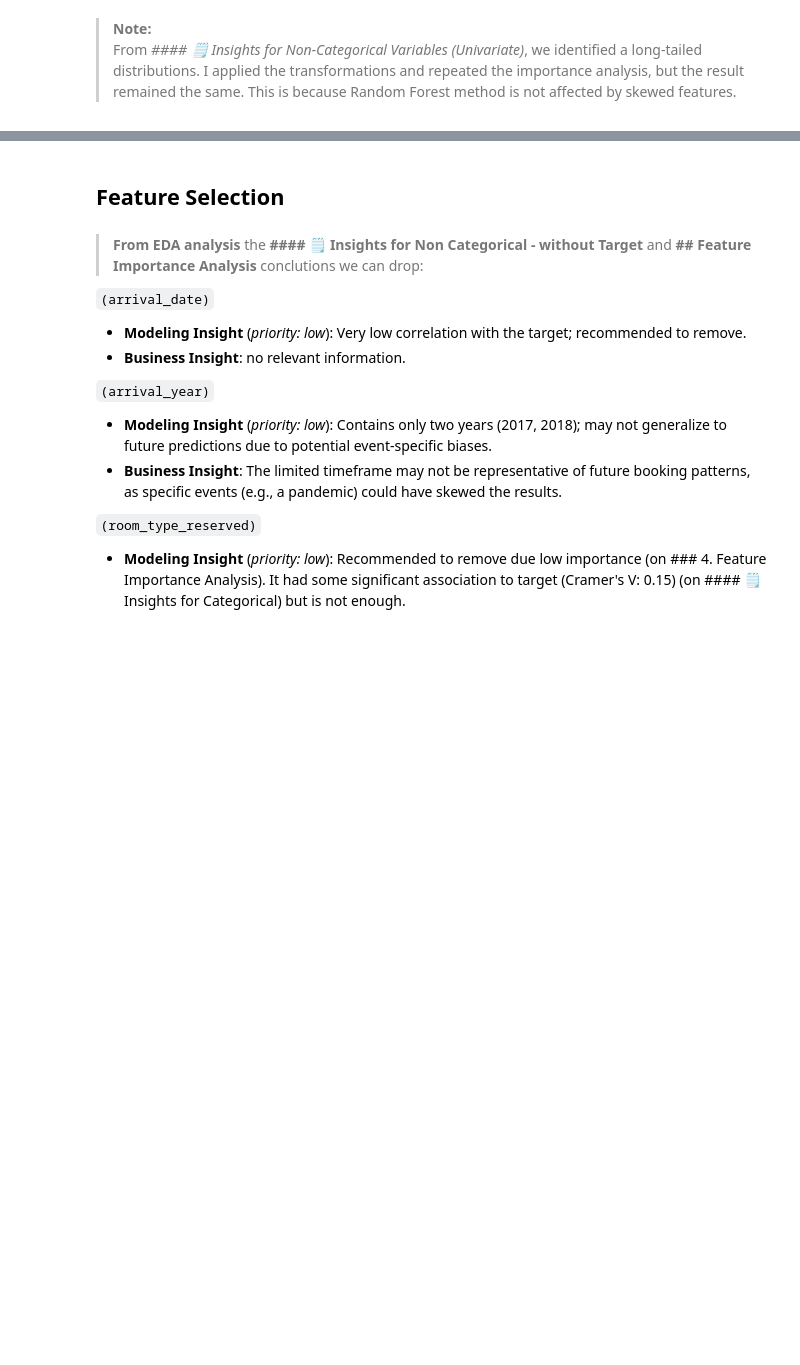
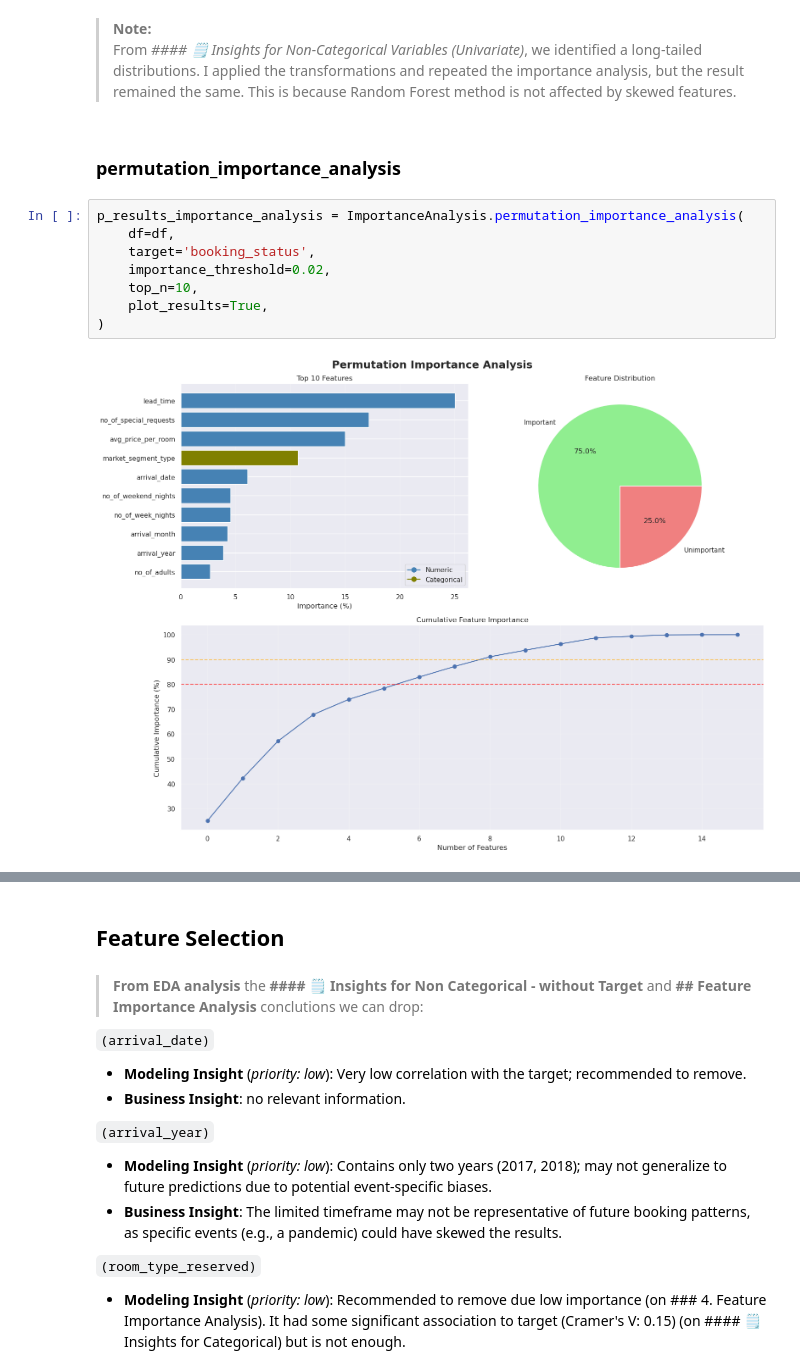
Before and after one commit to rolaseba/hotel-reservation-prediction, a Jupyter notebook: notebook.ipynb, the cells around one changed output, grey strips where cells are left out. Saved outputs shown, nothing was run; the diff lists cells and outputs as text; blank space fills up the shorter version.

```diff
--- a/notebook.ipynb
+++ b/notebook.ipynb
@@ -1360,3 +1174,15 @@ less_important_features['feature'].to_list()
 >**Note:**
 From *#### 🗒️ Insights for Non-Categorical Variables (Univariate)*, we identified a long-tailed distributions.
 I applied the transformations and repeated the importance analysis, but the result remained the same. This is because Random Forest method is not affected by skewed features.
+# %% [markdown]
+### permutation_importance_analysis
+# %%
+p_results_importance_analysis = ImportanceAnalysis.permutation_importance_analysis(
+    df=df,
+    target='booking_status',
+    importance_threshold=0.02,
+    top_n=10,
+    plot_results=True,
+)
+# %% [output]
+[figure, added]
```
Also changed, not shown: parts of 24 cells of this notebook.
